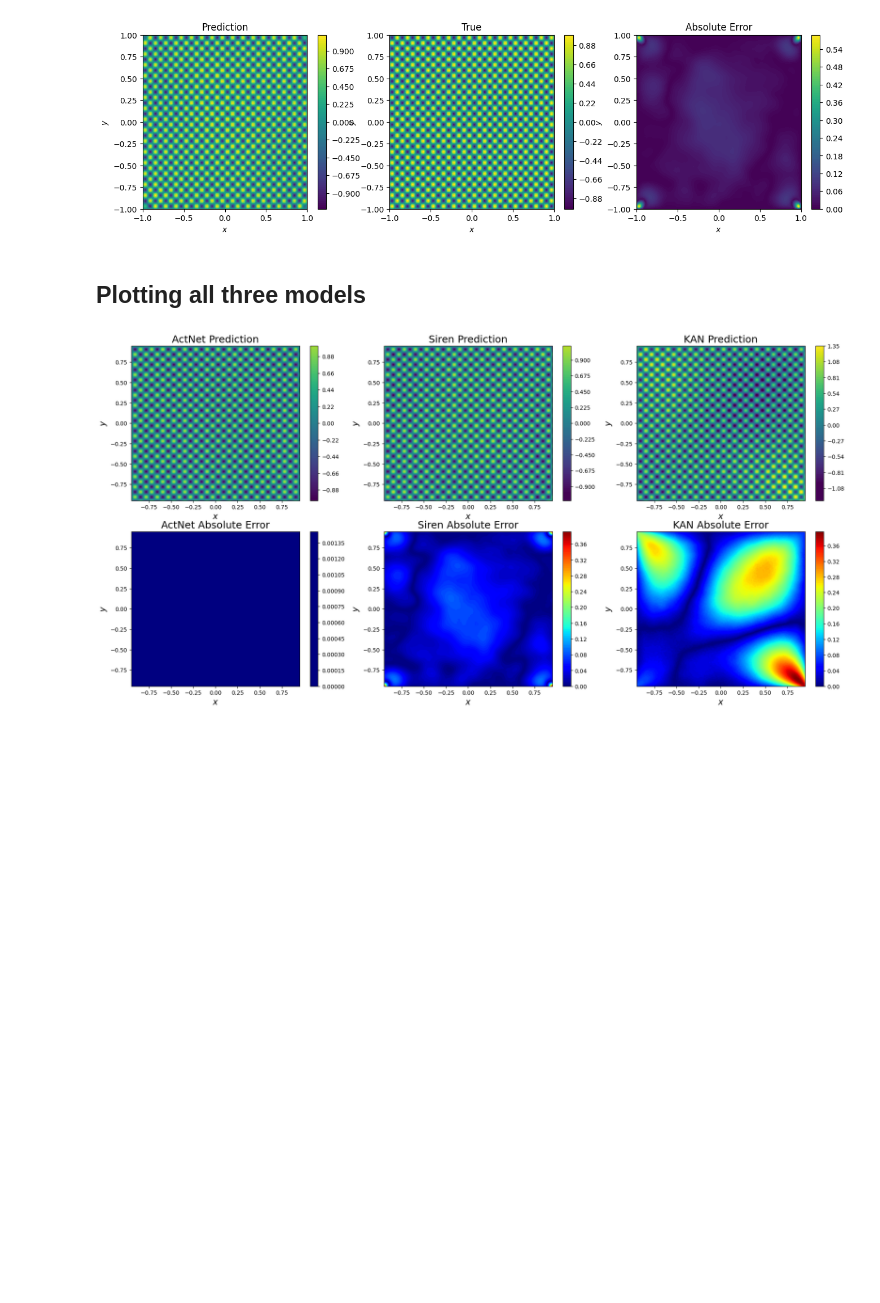
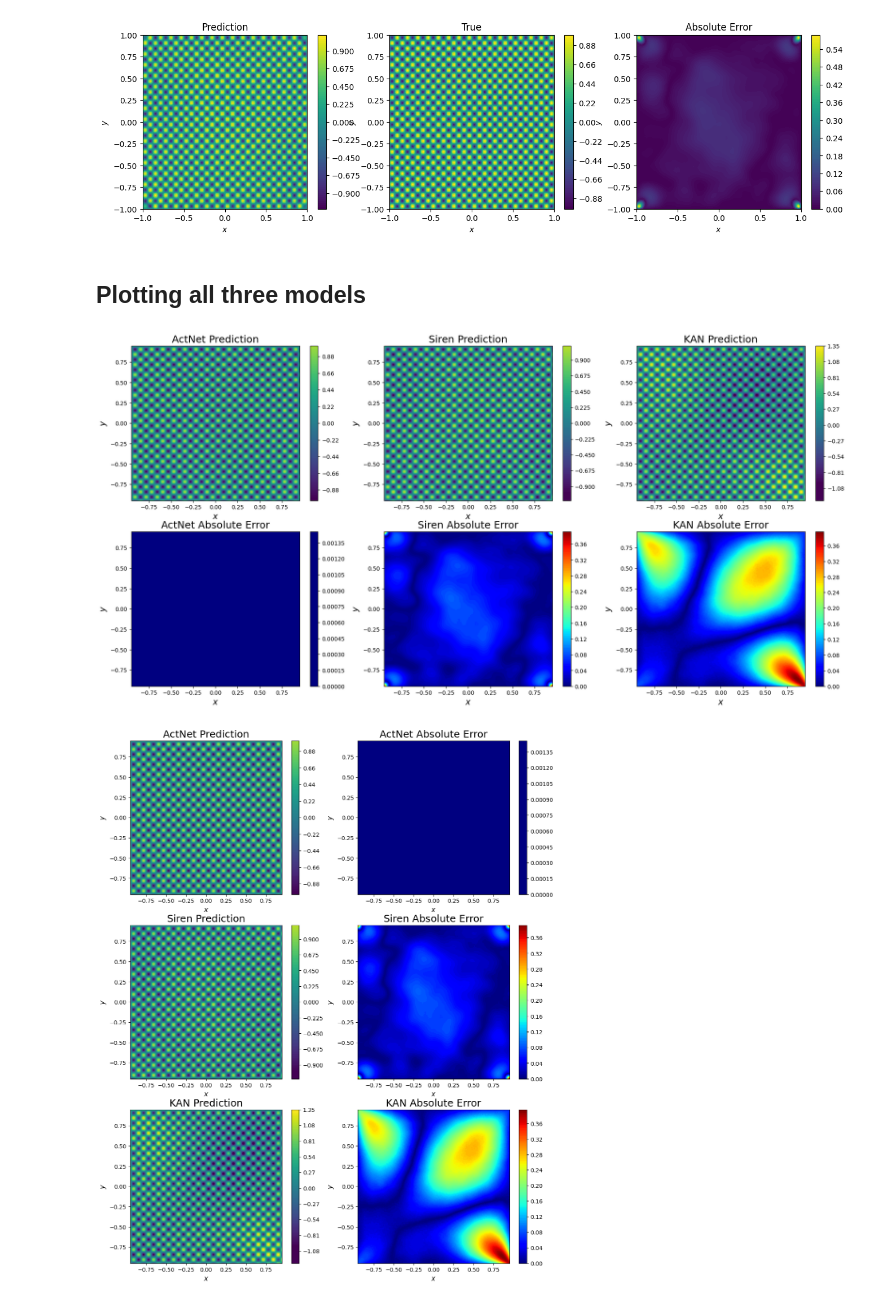
Before and after one commit to PredictiveIntelligenceLab/ActNet, a Jupyter notebook: helmholtz_2d/prediction_plots.ipynb, the cells around one changed output. Cells and saved outputs as stored; diff of their text form; code cells hidden in the pictures; blank space fills up the shorter version.

Commit message:
added vertical plot and removed unecessary __pycache__ folders

```diff
--- a/helmholtz_2d/prediction_plots.ipynb
+++ b/helmholtz_2d/prediction_plots.ipynb
@@ -424,3 +424,82 @@ plt.savefig('Helmholtz16_all_predictions_horizontal.png', bbox_inches='tight', d
 plt.show()
 # %% [output]
 [figure]
+# %%
+# vertical plots
+
+
+
+
+plt.figure(figsize=(13.5, 17))
+u, s_true = jnp.hstack(ins), outs
+title_size=18
+axis_size=12
+
+# Create predictions for actnet
+s_pred_actnet = actnet_model.batched_apply(u, batch_size=2_048)
+error_actnet = abs(s_pred_actnet - s_true)
+# Create predictions for Siren
+s_pred_siren = siren_model.batched_apply(u, batch_size=2_048)
+error_siren = abs(s_pred_siren - s_true)
+# Create predictions for KAN
+s_pred_kan = kan_model.batched_apply(u, batch_size=2_048)
+error_kan = abs(s_pred_kan - s_true)
+
+vmax_pred = max(s_pred_actnet.max(), s_pred_siren.max(), s_pred_kan.max())
+vmin_pred = max(s_pred_actnet.min(), s_pred_siren.min(), s_pred_kan.min())
+vmax = max(error_actnet.max(), error_siren.max(), error_kan.max())
+
+### ActNet
+# Ploting examples of reconstructions
+plt.subplot(321)
+plt.tricontourf(u[:,0], u[:,1], s_pred_actnet.squeeze(), levels=100, vmax=vmax_pred, vmin=vmin_pred)
+plt.colorbar()
+plt.xlabel('$x$', fontsize=axis_size)
+plt.ylabel('$y$', fontsize=axis_size)
+plt.title('ActNet Prediction', fontsize=title_size)
+# Ploting absolute error
+plt.subplot(322)
+plt.tricontourf(u[:,0], u[:,1], error_actnet.squeeze(), levels=100, vmax=vmax, cmap='jet')
+plt.colorbar()
+plt.xlabel('$x$', fontsize=axis_size)
+plt.ylabel('$y$', fontsize=axis_size)
+plt.title('ActNet Absolute Error', fontsize=title_size)
+
+### Siren
+# Ploting examples of reconstructions
+plt.subplot(323)
+plt.tricontourf(u[:,0], u[:,1], s_pred_siren.squeeze(), levels=100, vmax=vmax_pred, vmin=vmin_pred)
+plt.colorbar()
+plt.xlabel('$x$', fontsize=axis_size)
+plt.ylabel('$y$', fontsize=axis_size)
+plt.title('Siren Prediction', fontsize=title_size)
+# Ploting absolute error
+plt.subplot(324)
+plt.tricontourf(u[:,0], u[:,1], error_siren.squeeze(), levels=100, vmax=vmax, cmap='jet')
+plt.colorbar()
+plt.xlabel('$x$', fontsize=axis_size)
+plt.ylabel('$y$', fontsize=axis_size)
+plt.title('Siren Absolute Error', fontsize=title_size)
+
+### KAN
+# Ploting examples of reconstructions
+plt.subplot(325)
+plt.tricontourf(u[:,0], u[:,1], s_pred_kan.squeeze(), levels=100, vmax=vmax_pred, vmin=vmin_pred)
+plt.colorbar()
+plt.xlabel('$x$', fontsize=axis_size)
+plt.ylabel('$y$', fontsize=axis_size)
+plt.title('KAN Prediction', fontsize=title_size)
+# Ploting absolute error
+plt.subplot(326)
+plt.tricontourf(u[:,0], u[:,1], error_kan.squeeze(), levels=100, vmax=vmax, cmap='jet')
+plt.colorbar()
+plt.xlabel('$x$', fontsize=axis_size)
+plt.ylabel('$y$', fontsize=axis_size)
+plt.title('KAN Absolute Error', fontsize=title_size)
+
+
+plt.savefig('Helmholtz16_all_predictions_vertical.png', bbox_inches='tight', dpi=300)
+
+plt.show()
+# %% [output]
+[figure, added]
```
